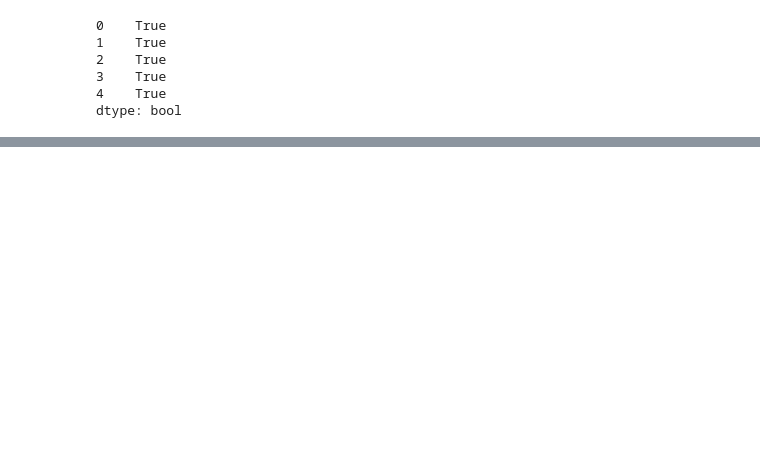
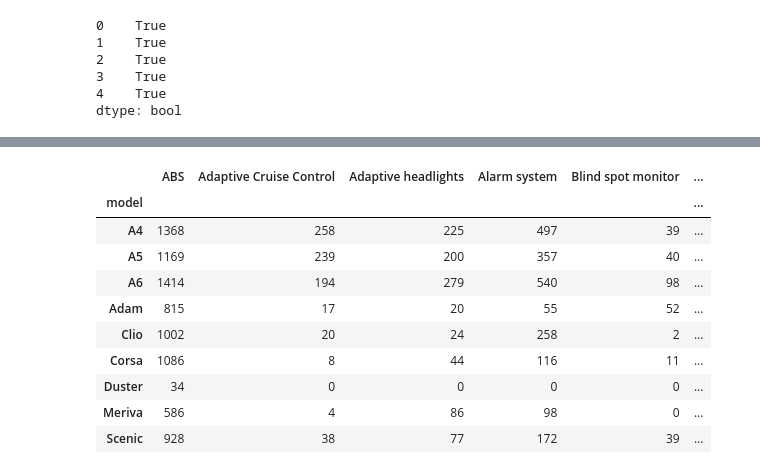
Before and after one commit to kaymal/price-prediction, a Jupyter notebook: trgt/data-cleansing/t-data-cleansing.ipynb, the cells around one changed output, grey strips where cells are left out. Cells and saved outputs as stored; diff of their text form; code cells hidden in the pictures; blank space fills up the shorter version.

```diff
--- a/trgt/data-cleansing/t-data-cleansing.ipynb
+++ b/trgt/data-cleansing/t-data-cleansing.ipynb
@@ -390,0 +465,15 @@ Wall time: 356 ms
+# %%
+# Compare auto models and new columns
+df_ss.groupby('model').sum()
+# %% [output]
+|  | ABS | Adaptive Cruise Control | Adaptive headlights | Alarm system | Blind spot monitor | ... |
+| model |  |  |  |  |  | ... |
+| A4 | 1368 | 258 | 225 | 497 | 39 | ... |
+| A5 | 1169 | 239 | 200 | 357 | 40 | ... |
+| A6 | 1414 | 194 | 279 | 540 | 98 | ... |
+| Adam | 815 | 17 | 20 | 55 | 52 | ... |
+| Clio | 1002 | 20 | 24 | 258 | 2 | ... |
+| Corsa | 1086 | 8 | 44 | 116 | 11 | ... |
+| Duster | 34 | 0 | 0 | 0 | 0 | ... |
+| Meriva | 586 | 4 | 86 | 98 | 0 | ... |
+| Scenic | 928 | 38 | 77 | 172 | 39 | ... |
```
Also changed, not shown: parts of 27 cells of this notebook.
